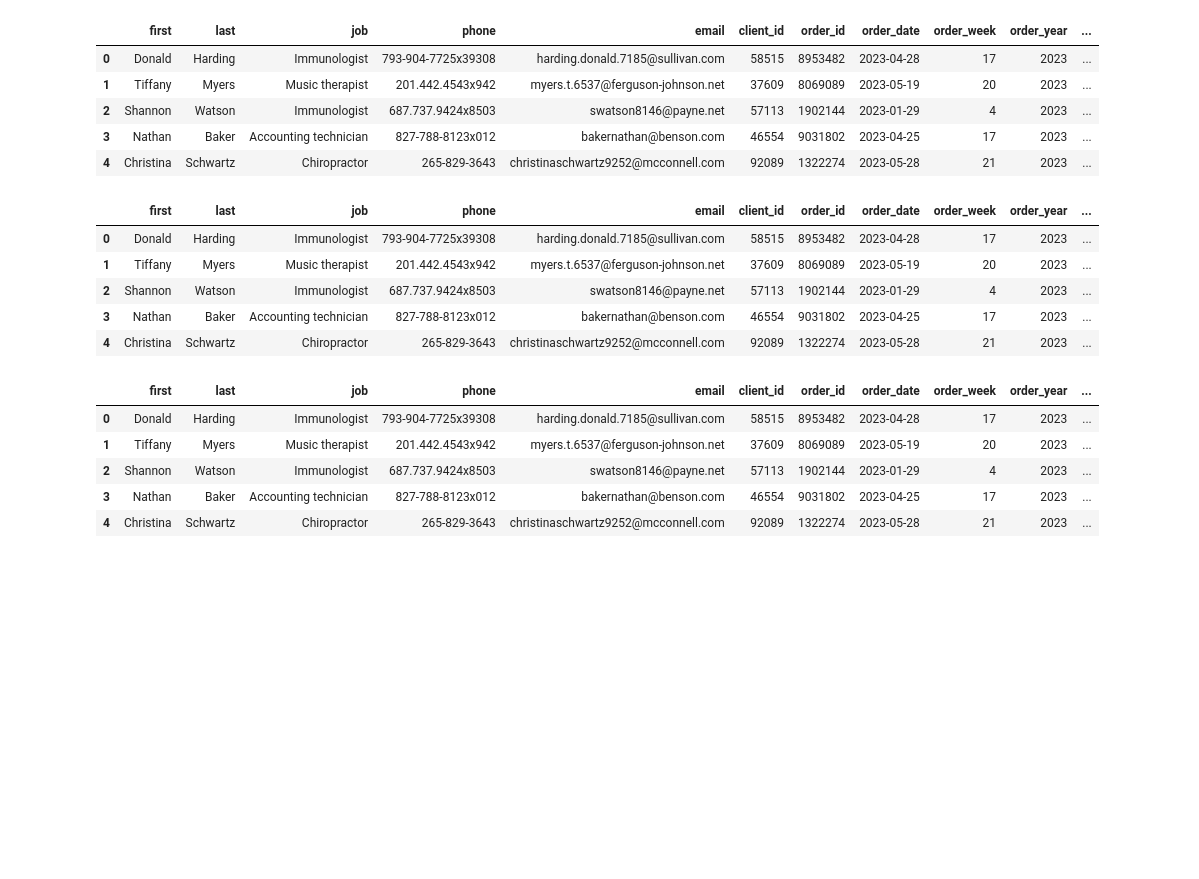
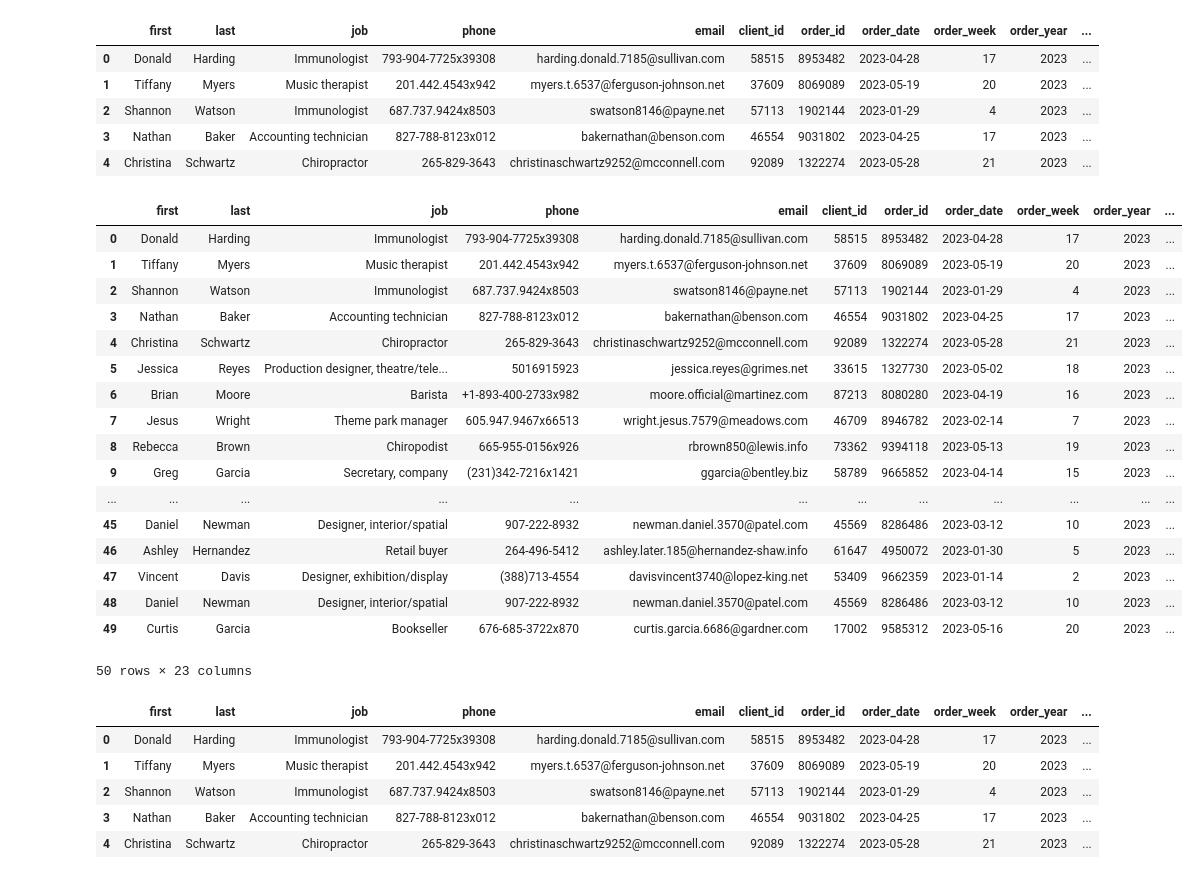
Before and after one commit to Buford4/pandas-challenge-1, a Jupyter notebook: module_4_challenge.ipynb, the cells around one changed output. Saved outputs shown, nothing was run; the diff lists cells and outputs as text; code cells hidden in the pictures; blank space fills up the shorter version.

```diff
--- a/module_4_challenge.ipynb
+++ b/module_4_challenge.ipynb
@@ -119,18 +119,30 @@ df.head()
 # %%
 # Create a column for shipping price.
 # Assume a shipping price of $7 per pound
 # for orders over 50 pounds and $10 per
 # pound for items 50 pounds or under.
 df["shipping_price"] = df.apply(lambda row: row["unit_weight"] * row["qty"] * 7 if row["unit_weight"] * row["qty"] > 50 else row["unit_weight"] * row["qty"] * 10, axis=1)
-df.head()
+df.head(50)
 #FixThis/IDontKnowWhatImDoing
 # %% [output]
 |  | first | last | job | phone | email | client_id | order_id | order_date | order_week | order_year | ... |
 | 0 | Donald | Harding | Immunologist | 793-904-7725x39308 | harding.donald.7185@sullivan.com | 58515 | 8953482 | 2023-04-28 | 17 | 2023 | ... |
 | 1 | Tiffany | Myers | Music therapist | 201.442.4543x942 | myers.t.6537@ferguson-johnson.net | 37609 | 8069089 | 2023-05-19 | 20 | 2023 | ... |
 | 2 | Shannon | Watson | Immunologist | 687.737.9424x8503 | swatson8146@payne.net | 57113 | 1902144 | 2023-01-29 | 4 | 2023 | ... |
 | 3 | Nathan | Baker | Accounting technician | 827-788-8123x012 | bakernathan@benson.com | 46554 | 9031802 | 2023-04-25 | 17 | 2023 | ... |
 | 4 | Christina | Schwartz | Chiropractor | 265-829-3643 | christinaschwartz9252@mcconnell.com | 92089 | 1322274 | 2023-05-28 | 21 | 2023 | ... |
+| 5 | Jessica | Reyes | Production designer, theatre/tele... | 5016915923 | jessica.reyes@grimes.net | 33615 | 1327730 | 2023-05-02 | 18 | 2023 | ... |
+| 6 | Brian | Moore | Barista | +1-893-400-2733x982 | moore.official@martinez.com | 87213 | 8080280 | 2023-04-19 | 16 | 2023 | ... |
+| 7 | Jesus | Wright | Theme park manager | 605.947.9467x66513 | wright.jesus.7579@meadows.com | 46709 | 8946782 | 2023-02-14 | 7 | 2023 | ... |
+| 8 | Rebecca | Brown | Chiropodist | 665-955-0156x926 | rbrown850@lewis.info | 73362 | 9394118 | 2023-05-13 | 19 | 2023 | ... |
+| 9 | Greg | Garcia | Secretary, company | (231)342-7216x1421 | ggarcia@bentley.biz | 58789 | 9665852 | 2023-04-14 | 15 | 2023 | ... |
+| ... | ... | ... | ... | ... | ... | ... | ... | ... | ... | ... | ... |
+| 45 | Daniel | Newman | Designer, interior/spatial | 907-222-8932 | newman.daniel.3570@patel.com | 45569 | 8286486 | 2023-03-12 | 10 | 2023 | ... |
+| 46 | Ashley | Hernandez | Retail buyer | 264-496-5412 | ashley.later.185@hernandez-shaw.info | 61647 | 4950072 | 2023-01-30 | 5 | 2023 | ... |
+| 47 | Vincent | Davis | Designer, exhibition/display | (388)713-4554 | davisvincent3740@lopez-king.net | 53409 | 9662359 | 2023-01-14 | 2 | 2023 | ... |
+| 48 | Daniel | Newman | Designer, interior/spatial | 907-222-8932 | newman.daniel.3570@patel.com | 45569 | 8286486 | 2023-03-12 | 10 | 2023 | ... |
+| 49 | Curtis | Garcia | Bookseller | 676-685-3722x870 | curtis.garcia.6686@gardner.com | 17002 | 9585312 | 2023-05-16 | 20 | 2023 | ... |
+50 rows × 23 columns
 # %%
 # Create a column for the total price
 # using the subtotal and the shipping price
```
Also changed, not shown: parts of 2 cells of this notebook.
